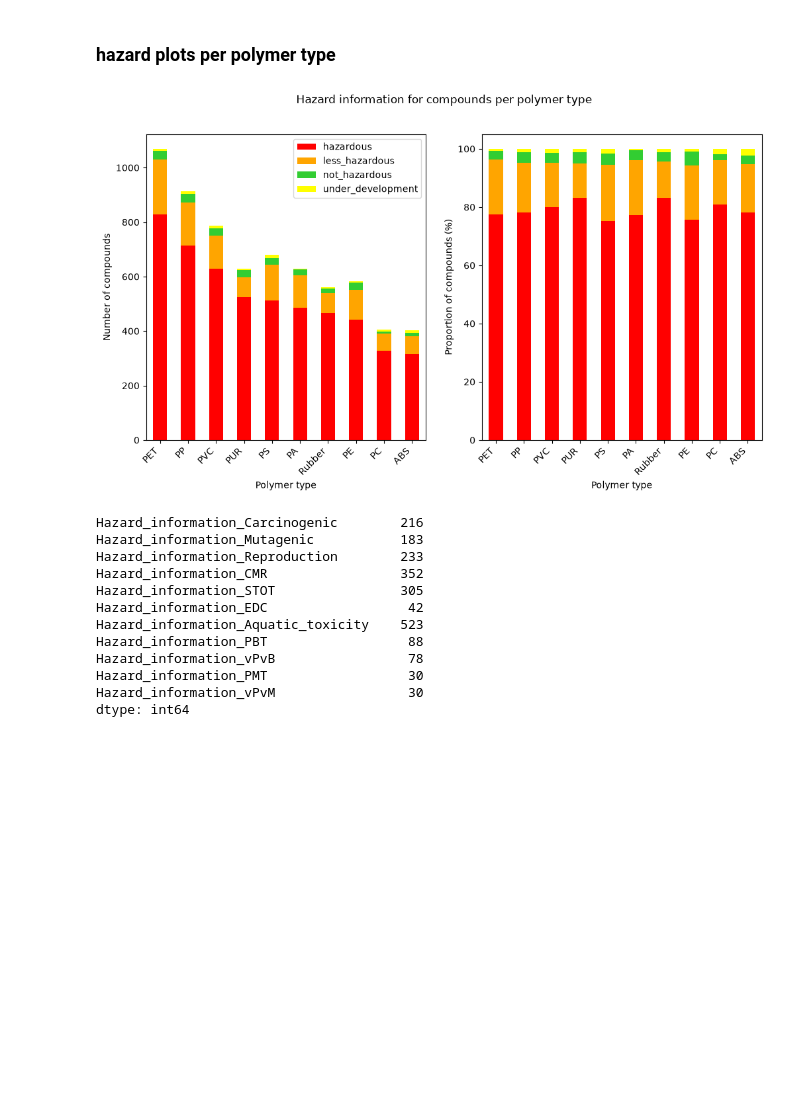
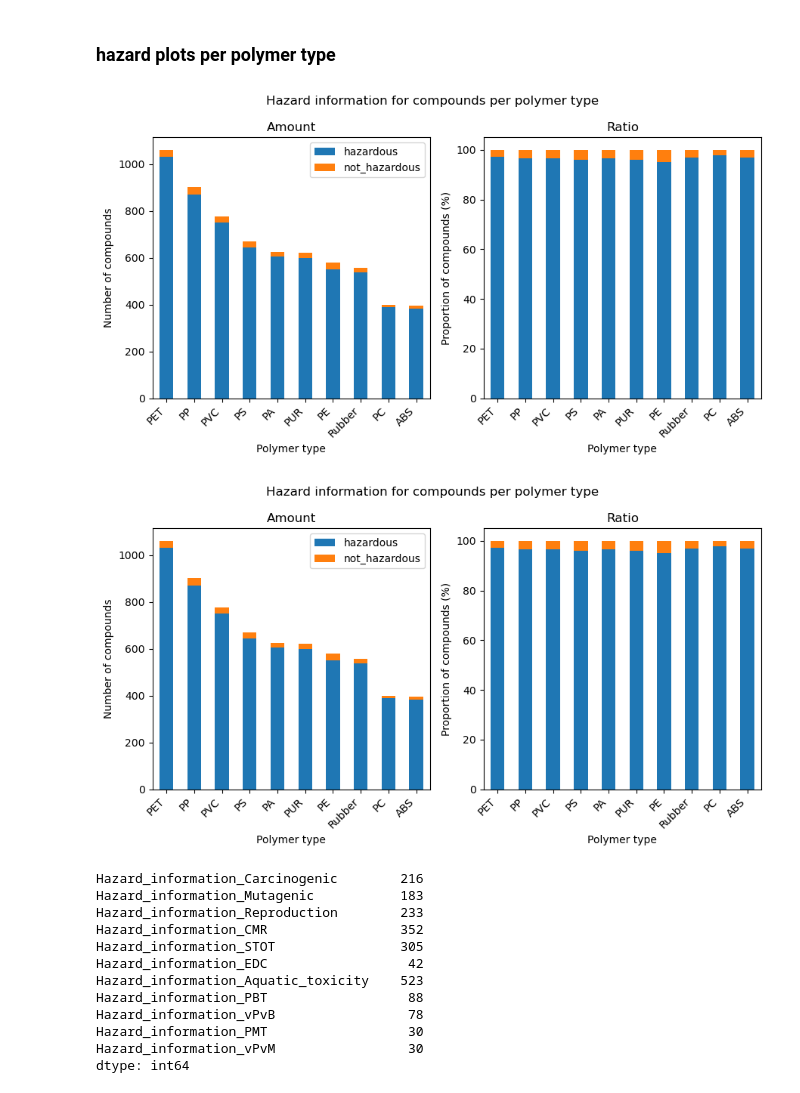
Before and after one commit to ameliehuebner/plastchem-project, a Jupyter notebook: analysis/visual.ipynb, the cells around one changed output. Drawn from its saved outputs; the diff is of its cells as text; code cells hidden in the pictures; blank space fills up the shorter version.

```diff
--- a/analysis/visual.ipynb
+++ b/analysis/visual.ipynb
@@ -340,60 +263,67 @@ def polymer_plot(plast_chem, title):
 
         rows.append({
             "polymer": col.replace("Commodity_plastics_", "").replace("Elastomers_", "").replace("Specialty_plastic_", ""),
-            "hazardous": hazard.isin([1, 2]).sum(),
-            "less_hazardous": (hazard == 0.5).sum(),
+            "hazardous": hazard.isin([1, 2, 0.5]).sum(),
             "not_hazardous": (hazard == 0).sum(),
-            "under_development": (hazard == 0.25).sum(),
+            #"under_development": (hazard == 0.25).sum(),
             #"not_classified": hazard.isna().sum()
         })
 
     polymer_hazards = pd.DataFrame(rows)
     polymer_hazards.sort_values(by='hazardous', inplace=True, ascending=False)
 
-    colors = [ "red", "orange", "limegreen", "yellow", "gainsboro"]
+    #colors = [ "red", "orange", "limegreen", "yellow", "gainsboro"]
 
-    fig, (ax1, ax2) = plt.subplots(1, 2, figsize=(12,6))
+    fig, (ax1, ax2) = plt.subplots(1, 2, figsize=(11,5))
 
     ax1 = polymer_hazards.set_index("polymer").plot(
         ax=ax1,
         kind="bar",
         stacked=True,
-        color=colors
+        figsize=(9,5)
+        #color=colors
     )
 
     ax1.set_xticklabels(ax1.get_xticklabels(), rotation=45, ha="right")
 
     ax1.set_ylabel("Number of compounds")
     ax1.set_xlabel("Polymer type")
+    ax1.set_title("Amount")
 
     polymer_percent = (
         polymer_hazards
         .set_index("polymer")
         .div(
             polymer_hazards.set_index("polymer").sum(axis=1),
             axis=0
         ).multiply(100)
     )
 
     ax2 = polymer_percent.plot(
         ax=ax2,
         kind="bar",
         stacked=True,
-        color=colors
+       # color=colors
     )
 
     ax2.set_xticklabels(ax1.get_xticklabels(), rotation=45, ha="right")
 
     ax2.set_ylabel("Proportion of compounds (%)")
     ax2.set_xlabel("Polymer type")
+    ax2.set_title("Ratio")
     ax2.legend_ = None
     fig.suptitle(title)
+    plt.tight_layout()
+    plt.savefig(Path.cwd() / "polymer.png", )
 
     return fig
 
-plt.show(polymer_plot(plast_chem, "Hazard information for compounds per polymer type"))
+plast_chem['Hazard_information_Hazard_score'] = plast_chem['Hazard_information_Hazard_score'].replace(0.5,1).replace(2,1).replace(3,1)
+
+polymer_plot(plast_chem, "Hazard information for compounds per polymer type")
 # %% [output]
-[figure, old version]
+[figure, new version]
+[figure, added]
 # %%
 # polyurethan hazard distribution
 PUR_only = plast_chem[plast_chem['Commodity_plastics_PUR'].notna()]
```
Also changed, not shown: parts of 9 cells of this notebook, 9 other files.
